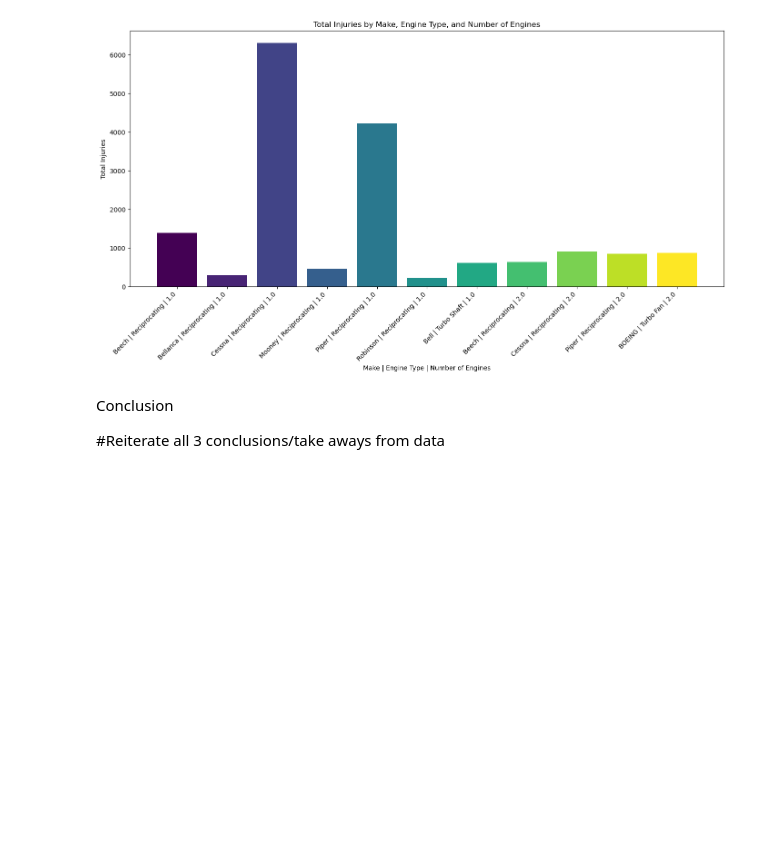
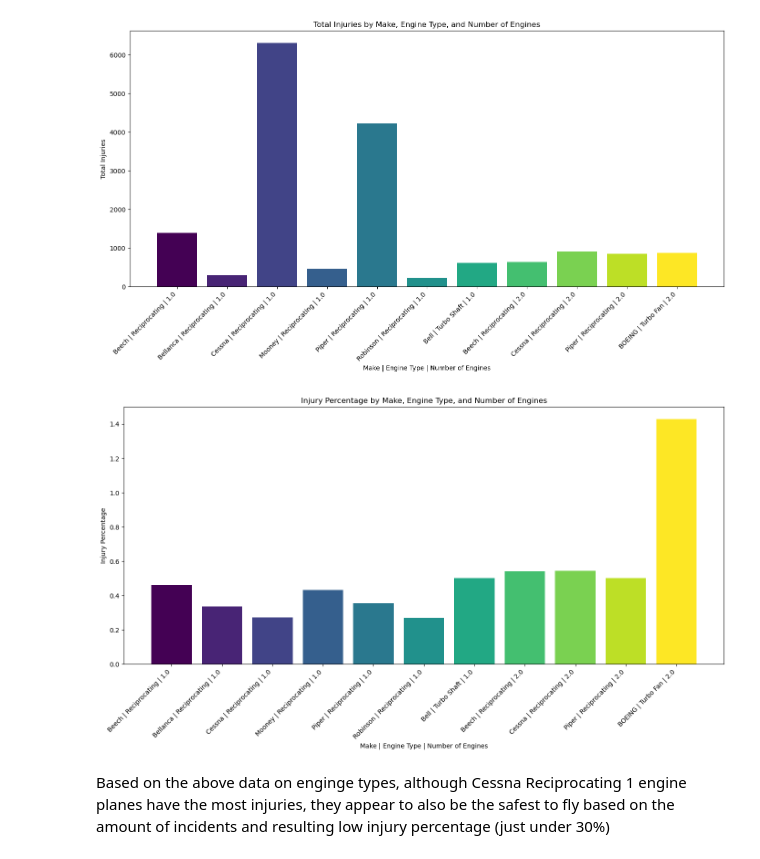
Before and after one commit to nealiyer88/Aviation-Data, a Jupyter notebook: student.ipynb, the cells around one changed output. Cells and saved outputs as stored; diff of their text form; code cells hidden in the pictures; blank space fills up the shorter version.

```diff
--- a/student.ipynb
+++ b/student.ipynb
@@ -585,7 +585,24 @@ plt.tight_layout()  # Adjust layout to make room for the rotated x-axis labels
 plt.show()
 # %% [output]
 [figure]
-# %% [markdown]
-Conclusion
-
-#Reiterate all 3 conclusions/take aways from data
+# %%
+# Creating a new column for the X-axis labels
+engine_t_filter_outcome['Label'] = engine_t_filter_outcome['Make'] + ' | ' + engine_t_filter_outcome['Engine.Type'] + ' | ' + engine_t_filter_outcome['Number.of.Engines'].astype(str)
+
+# Use a colormap to generate a list of colors based on the number of unique labels
+colors = plt.cm.viridis(np.linspace(0, 1, len(engine_t_filter_outcome['Label'])))
+
+# Plotting
+plt.figure(figsize=(14, 8))  # Adjust the size as needed
+plt.bar(engine_t_filter_outcome['Label'], engine_t_filter_outcome['Injury Percentage'], color=colors)  # Pass the list of colors here
+plt.xlabel('Make | Engine Type | Number of Engines')
+plt.ylabel('Injury Percentage')
+plt.xticks(rotation=45, ha="right")  # Rotate labels to avoid overlap
+plt.title('Injury Percentage by Make, Engine Type, and Number of Engines')
+plt.tight_layout()  # Adjust layout to make room for the rotated x-axis labels
+
+plt.show()
+# %% [output]
+[figure, added]
+# %% [markdown]
+Based on the above data on enginge types, although Cessna Reciprocating 1 engine planes have the most injuries, they appear to also be the safest to fly based on the amount of incidents and resulting low injury percentage (just under 30%)
```
Also changed, not shown: parts of 1 cell of this notebook.
